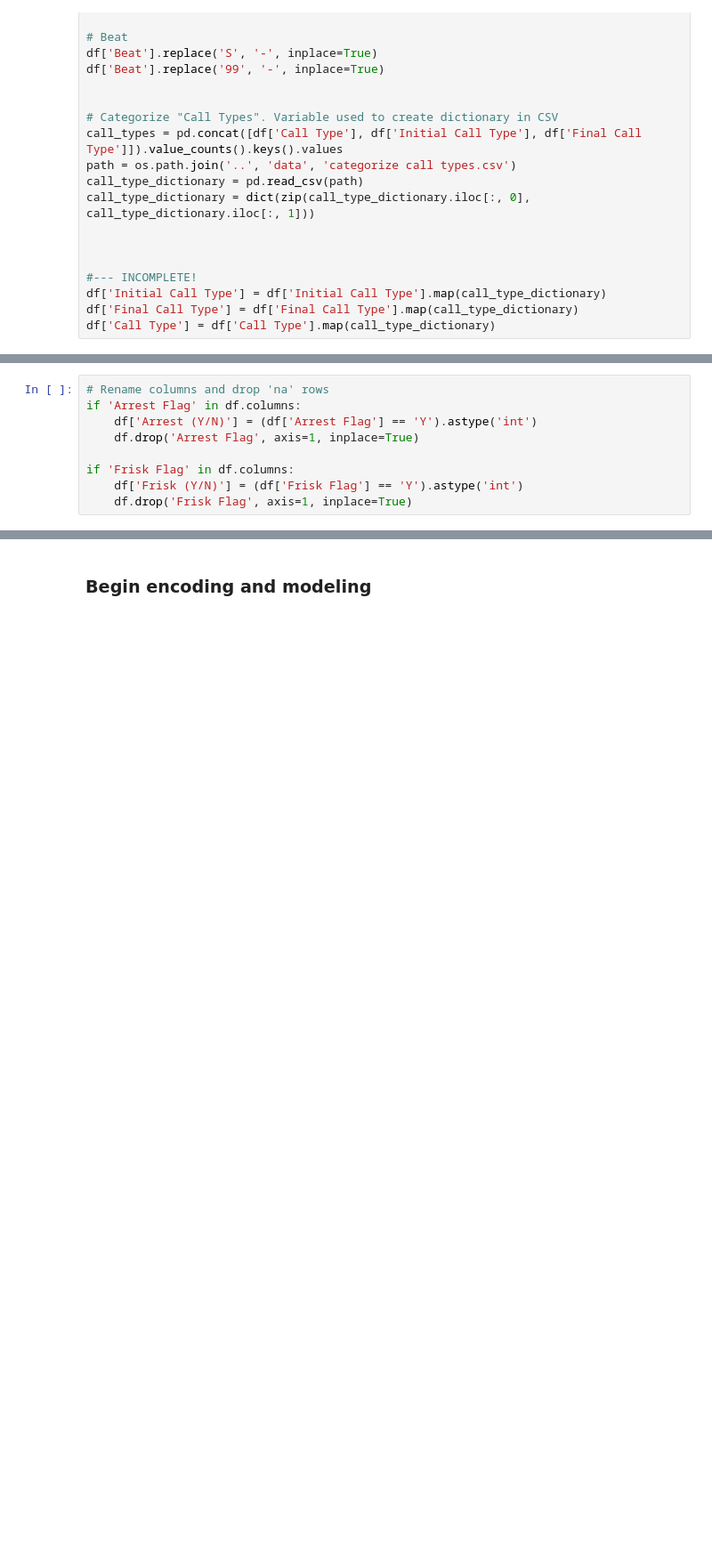
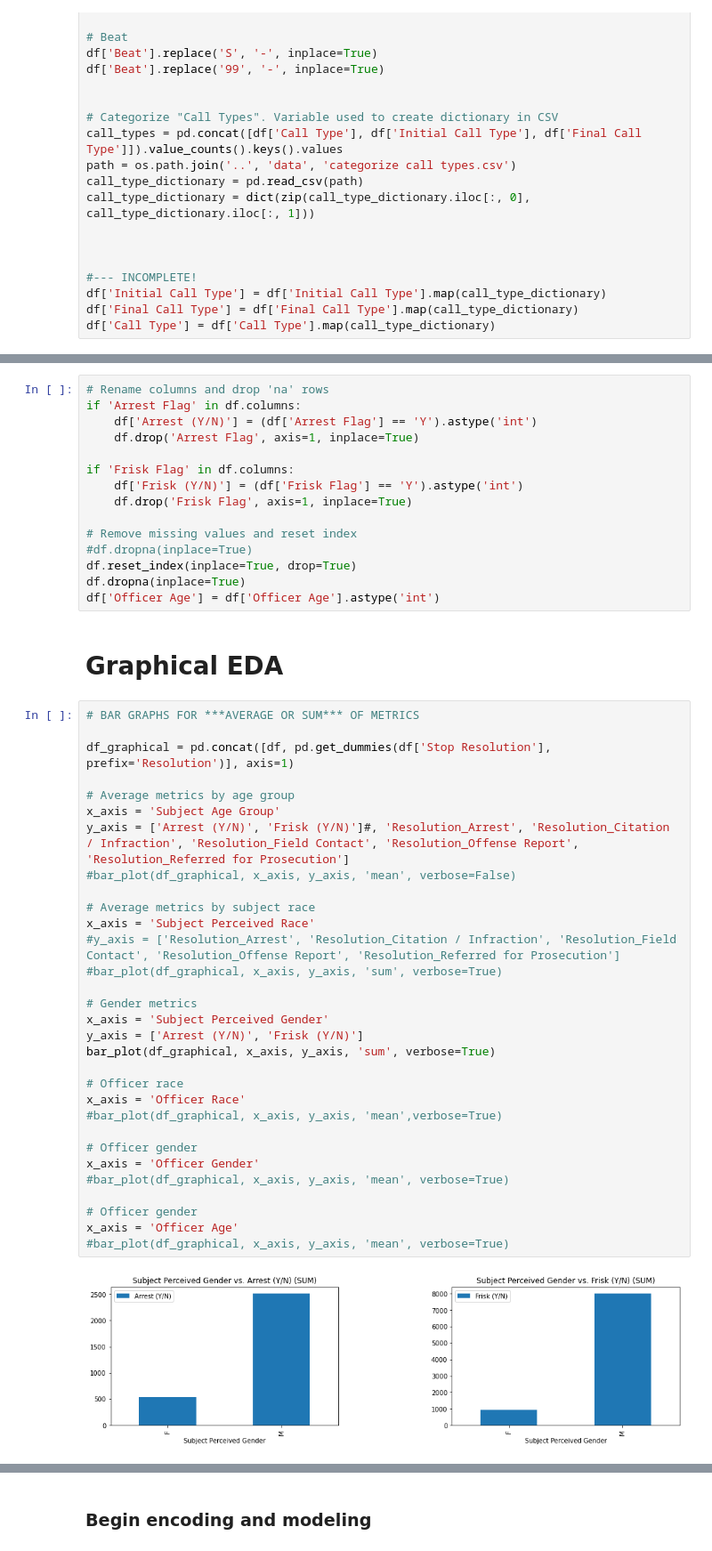
Before and after one commit to sethnlewis/Policing-Bias, a Jupyter notebook: analysis/EDA.ipynb, the cells around one changed output, grey strips where cells are left out. Shown: that part at 89% size. Drawn from its saved outputs; the diff is of its cells as text; blank space fills up the shorter version.

Commit message:
Substantial progress with EDA through graphical functionality, in addition to very basic pipeline improvements

```diff
--- a/analysis/EDA.ipynb
+++ b/analysis/EDA.ipynb
@@ -178,3 +205,44 @@ if 'Arrest Flag' in df.columns:
 if 'Frisk Flag' in df.columns:
     df['Frisk (Y/N)'] = (df['Frisk Flag'] == 'Y').astype('int')
     df.drop('Frisk Flag', axis=1, inplace=True)
+
+# Remove missing values and reset index
+#df.dropna(inplace=True)
+df.reset_index(inplace=True, drop=True)
+df.dropna(inplace=True)
+df['Officer Age'] = df['Officer Age'].astype('int')
+# %% [markdown]
+# Graphical EDA
+# %%
+# BAR GRAPHS FOR ***AVERAGE OR SUM*** OF METRICS
+
+df_graphical = pd.concat([df, pd.get_dummies(df['Stop Resolution'], prefix='Resolution')], axis=1)
+
+# Average metrics by age group
+x_axis = 'Subject Age Group'
+y_axis = ['Arrest (Y/N)', 'Frisk (Y/N)']#, 'Resolution_Arrest', 'Resolution_Citation / Infraction', 'Resolution_Field Contact', 'Resolution_Offense Report', 'Resolution_Referred for Prosecution']
+#bar_plot(df_graphical, x_axis, y_axis, 'mean', verbose=False)
+
+# Average metrics by subject race
+x_axis = 'Subject Perceived Race'
+#y_axis = ['Resolution_Arrest', 'Resolution_Citation / Infraction', 'Resolution_Field Contact', 'Resolution_Offense Report', 'Resolution_Referred for Prosecution']
+#bar_plot(df_graphical, x_axis, y_axis, 'sum', verbose=True)
+
+# Gender metrics
+x_axis = 'Subject Perceived Gender'
+y_axis = ['Arrest (Y/N)', 'Frisk (Y/N)']
+bar_plot(df_graphical, x_axis, y_axis, 'sum', verbose=True)
+
+# Officer race
+x_axis = 'Officer Race'
+#bar_plot(df_graphical, x_axis, y_axis, 'mean',verbose=True)
+
+# Officer gender
+x_axis = 'Officer Gender'
+#bar_plot(df_graphical, x_axis, y_axis, 'mean', verbose=True)
+
+# Officer gender
+x_axis = 'Officer Age'
+#bar_plot(df_graphical, x_axis, y_axis, 'mean', verbose=True)
+# %% [output]
+[figure, added]
```
Also changed, not shown: parts of 20 cells of this notebook, 1 other file.
